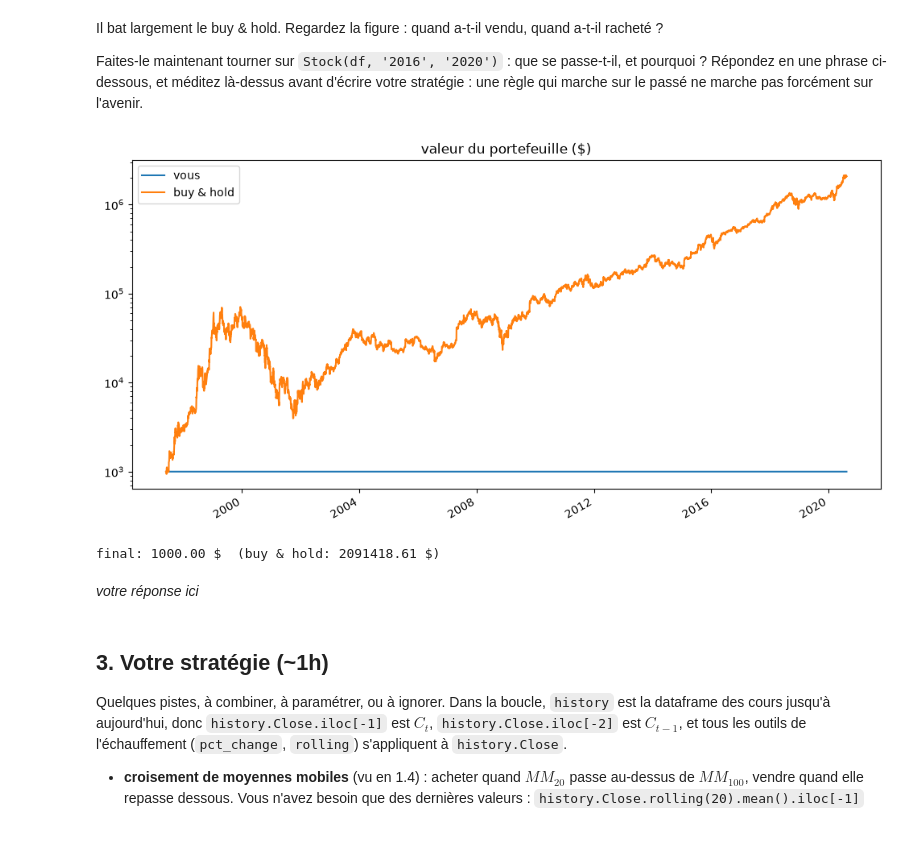
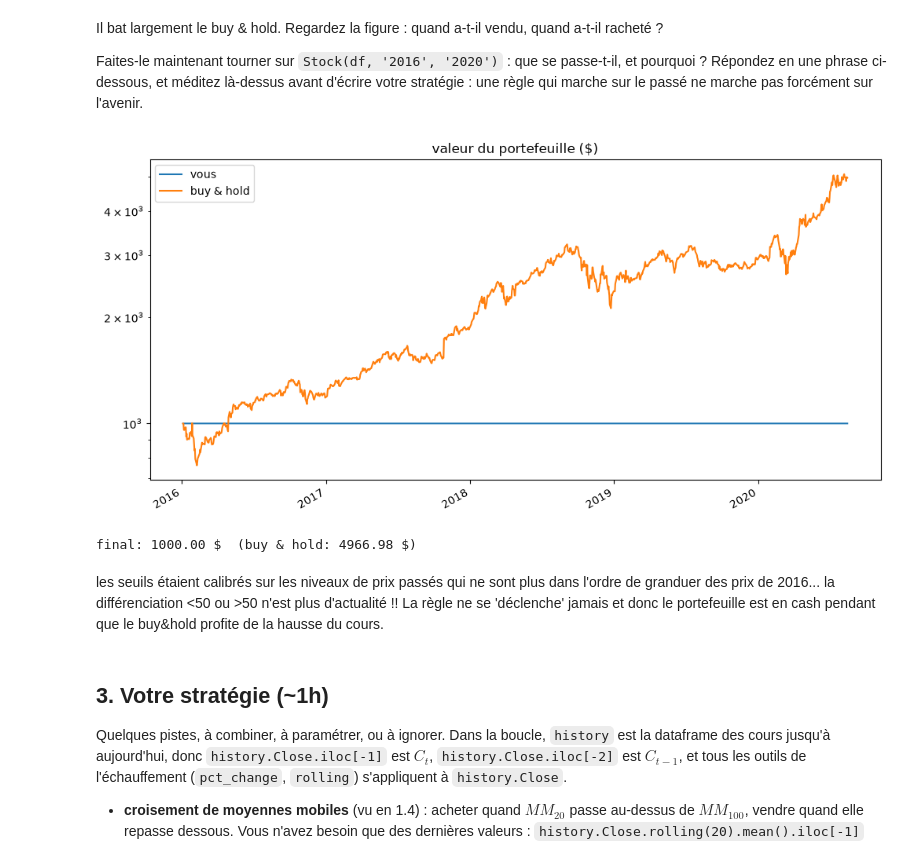
Before and after one commit to LolaFaus/projet-trading-pandas, a Jupyter notebook: groupe-8.ipynb, the cells around one changed output. Saved outputs shown, nothing was run; the diff lists cells and outputs as text; code cells hidden in the pictures.

```diff
--- a/groupe-8.ipynb
+++ b/groupe-8.ipynb
@@ -296,24 +296,19 @@ Faites-le maintenant tourner sur `Stock(df, '2016', '2020')` : que se passe-t-il
 Répondez en une phrase ci-dessous, et méditez là-dessus avant d'écrire votre stratégie :
 une règle qui marche sur le passé ne marche pas forcément sur l'avenir.
 # %%
-df = df[df.index.notna()].sort_index()
-df = df[~df.index.duplicated(keep='first')]
-
-stock = Stock(df)
-
-for date, prices in stock.days():
-    p = stock.price()
-if p < 50 and stock.bankAccount() > 0:
+stock = Stock(df, '2016', '2020')
+for date, history in stock.days():
+    p = history.Close
+if p.iloc[-1] < 50 and stock.bankAccount() > 0:
     stock.buy()
-elif p > 100 and stock.amount() > 0:
+elif p.iloc[-1] > 100 and stock.amount() > 0:
     stock.sell()
-
 stock.plot()
 # %% [output]
-[figure, old version]
+[figure, new version]
-final: 1000.00 $  (buy & hold: 2091418.61 $)
+final: 1000.00 $  (buy & hold: 4966.98 $)
 # %% [markdown]
-*votre réponse ici*
+les seuils étaient calibrés sur les niveaux de prix passés qui ne sont plus dans l'ordre de granduer des prix de 2016... la différenciation <50 ou >50 n'est plus d'actualité !! La règle ne se 'déclenche' jamais et donc le portefeuille est en cash pendant que le buy&hold profite de la hausse du cours.
 # %% [markdown]
 ## 3. Votre stratégie (~1h)
 
```
Also changed, not shown: parts of 1 cell of this notebook.
